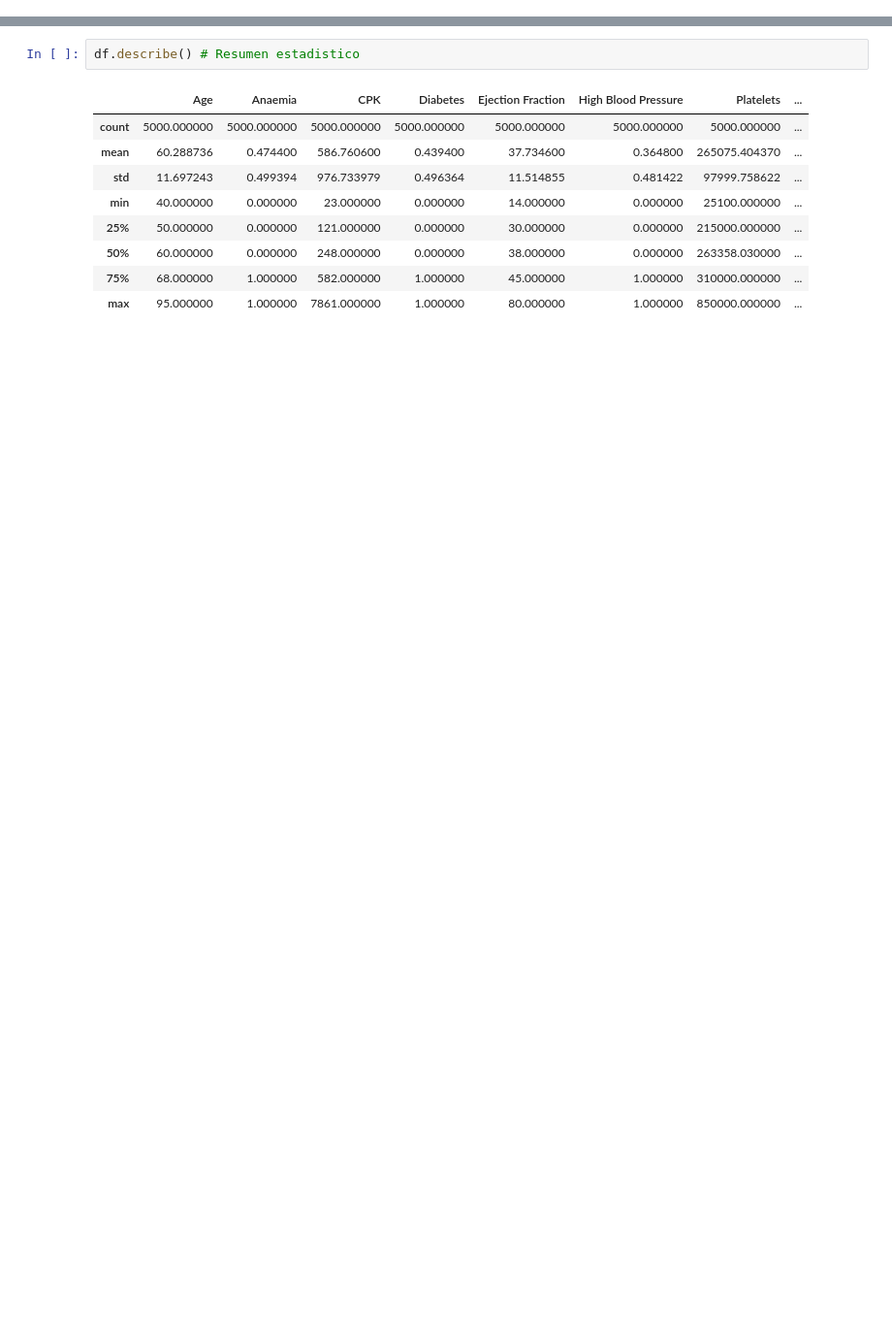
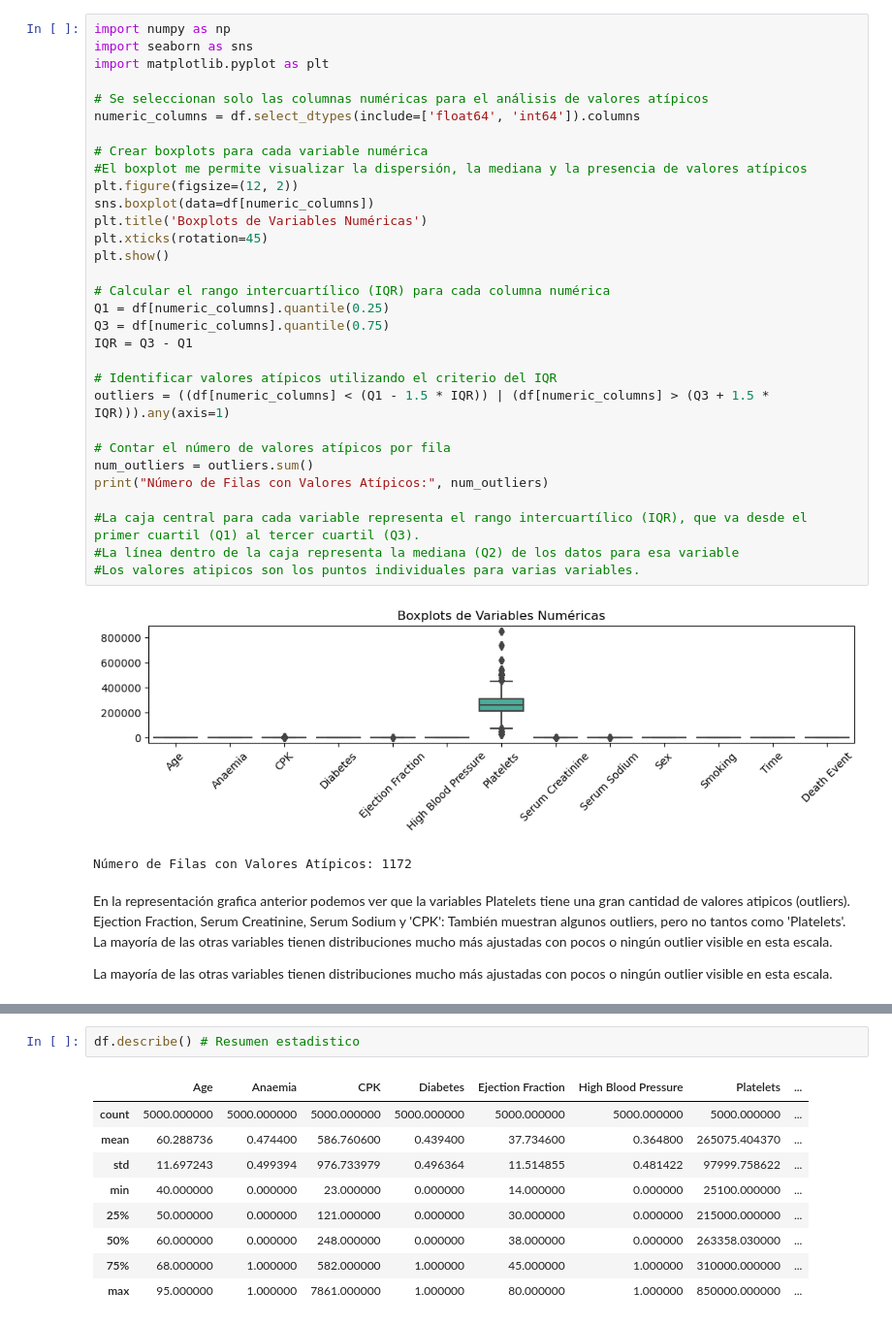
Before and after one commit to AliMarinaa/Tp-Final-Mate-3, a Jupyter notebook: TpFinal.ipynb, the cells around one changed output, grey strips where cells are left out. Shown: that part at 97% size. Drawn from its saved outputs; the diff is of its cells as text; blank space fills up the shorter version.

```diff
--- a/TpFinal.ipynb
+++ b/TpFinal.ipynb
@@ -32,3 +30,43 @@ df.tail(10) # Ultimas 10 filas de los datos médicos
 | 4997 | 95.0 | 1 | 112 | 0 | 40 | 1 | 196000.0 | ... |
 | 4998 | 65.0 | 1 | 160 | 1 | 20 | 0 | 327000.0 | ... |
 | 4999 | 40.0 | 0 | 244 | 0 | 45 | 1 | 275000.0 | ... |
+# %%
+import numpy as np
+import seaborn as sns
+import matplotlib.pyplot as plt
+
+# Se seleccionan solo las columnas numéricas para el análisis de valores atípicos
+numeric_columns = df.select_dtypes(include=['float64', 'int64']).columns
+
+# Crear boxplots para cada variable numérica
+#El boxplot me permite visualizar la dispersión, la mediana y la presencia de valores atípicos
+plt.figure(figsize=(12, 2))
+sns.boxplot(data=df[numeric_columns])
+plt.title('Boxplots de Variables Numéricas')
+plt.xticks(rotation=45)
+plt.show()
+
+# Calcular el rango intercuartílico (IQR) para cada columna numérica
+Q1 = df[numeric_columns].quantile(0.25)
+Q3 = df[numeric_columns].quantile(0.75)
+IQR = Q3 - Q1
+
+# Identificar valores atípicos utilizando el criterio del IQR
+outliers = ((df[numeric_columns] < (Q1 - 1.5 * IQR)) | (df[numeric_columns] > (Q3 + 1.5 * IQR))).any(axis=1)
+
+# Contar el número de valores atípicos por fila
+num_outliers = outliers.sum()
+print("Número de Filas con Valores Atípicos:", num_outliers)
+
+#La caja central para cada variable representa el rango intercuartílico (IQR), que va desde el primer cuartil (Q1) al tercer cuartil (Q3).
+#La línea dentro de la caja representa la mediana (Q2) de los datos para esa variable
+#Los valores atipicos son los puntos individuales para varias variables.
+# %% [output]
+[figure, added]
+Número de Filas con Valores Atípicos: 1172
+# %% [markdown]
+En la representación grafica anterior podemos ver que la variables Platelets tiene una gran cantidad de valores atipicos (outliers).
+Ejection Fraction, Serum Creatinine, Serum Sodium y 'CPK': También muestran algunos outliers, pero no tantos como 'Platelets'.
+La mayoría de las otras variables tienen distribuciones mucho más ajustadas con pocos o ningún outlier visible en esta escala.
+
+La mayoría de las otras variables tienen distribuciones mucho más ajustadas con pocos o ningún outlier visible en esta escala.
```
Also changed, not shown: parts of 17 cells of this notebook.
